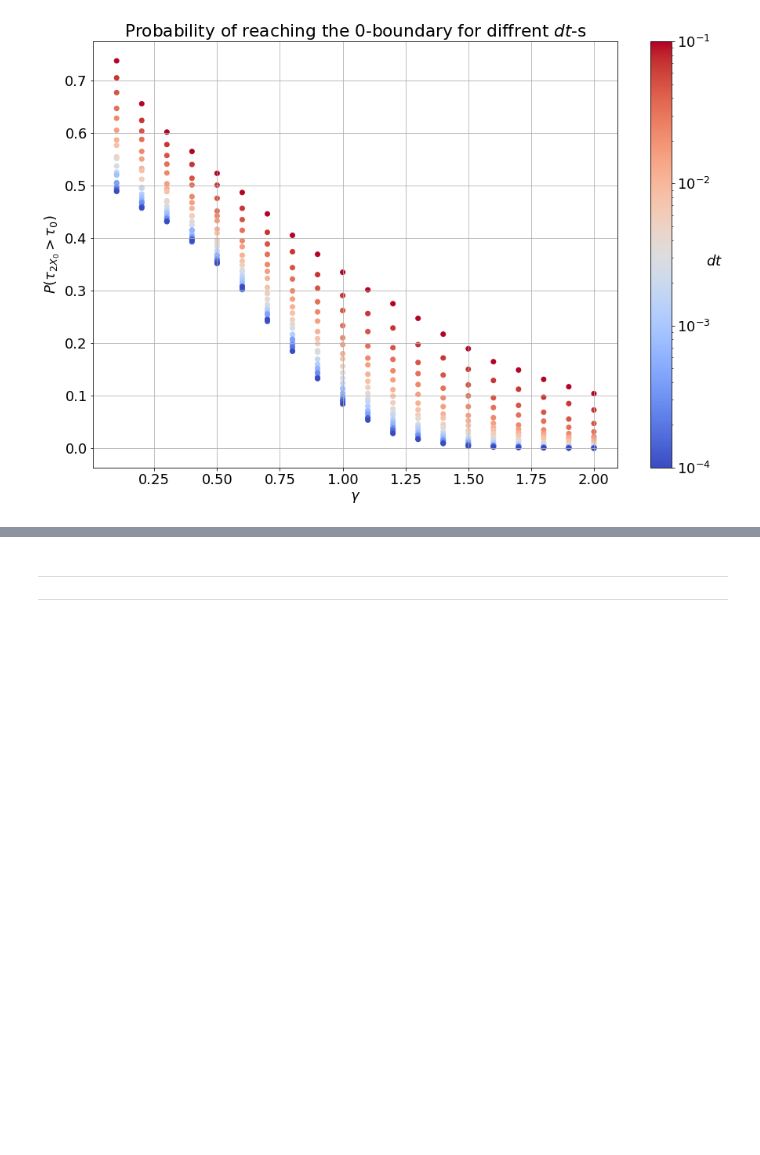
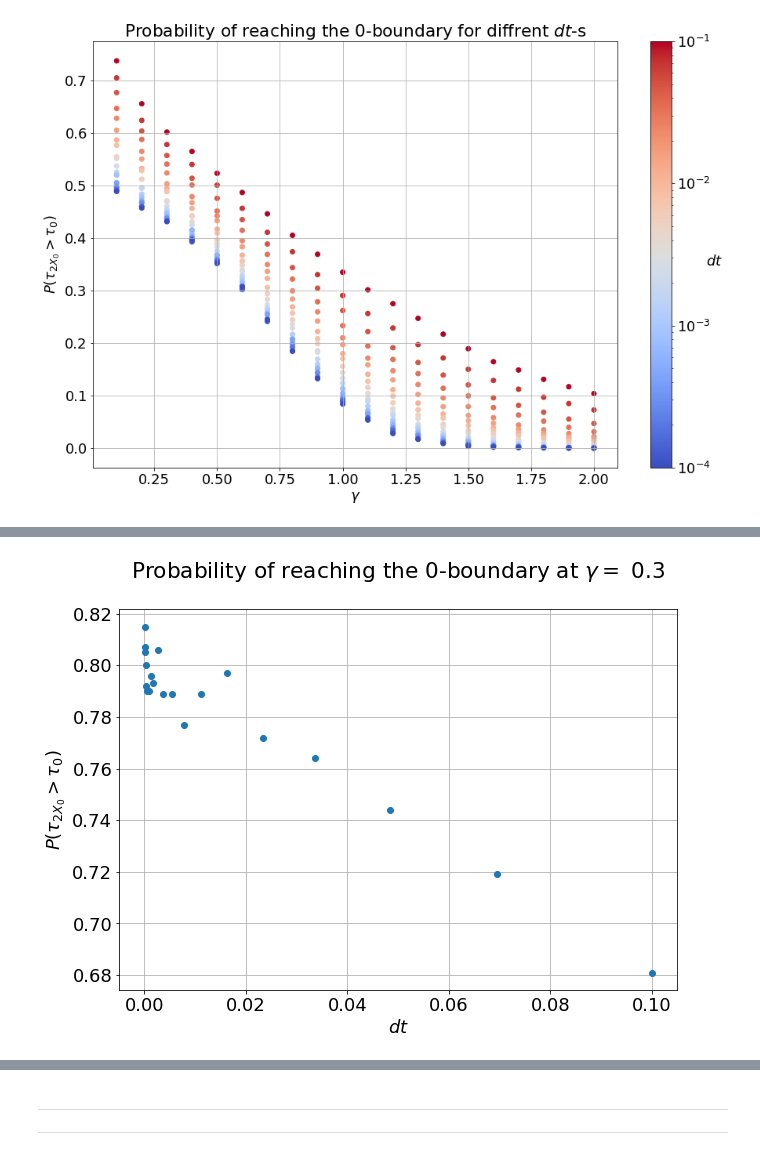
Before and after one commit to baskayj/Boundary-behavior-in-stochastic-differential-equations-used-in-Finance, a Jupyter notebook: CIR_Boundary_Project.ipynb, the cells around one changed output, grey strips where cells are left out. Cells and saved outputs as stored; diff of their text form; code cells hidden in the pictures; blank space fills up the shorter version.

```diff
--- a/CIR_Boundary_Project.ipynb
+++ b/CIR_Boundary_Project.ipynb
@@ -2272,0 +2381,12 @@ plt.grid()
+# %%
+i = 2
+plt.figure(figsize=(10,7))
+plt.plot(var2,R[i,:],"o")
+
+plt.title(f"Probability of reaching the 0-boundary at $\gamma = $ {var[i]}\n")
+
+plt.xlabel("$dt$")
+plt.ylabel("$P(\\tau_{2X_0}>\\tau_{0})$")
+plt.grid()
+# %% [output]
+[figure, added]
```
Also changed, not shown: parts of 32 cells of this notebook.
